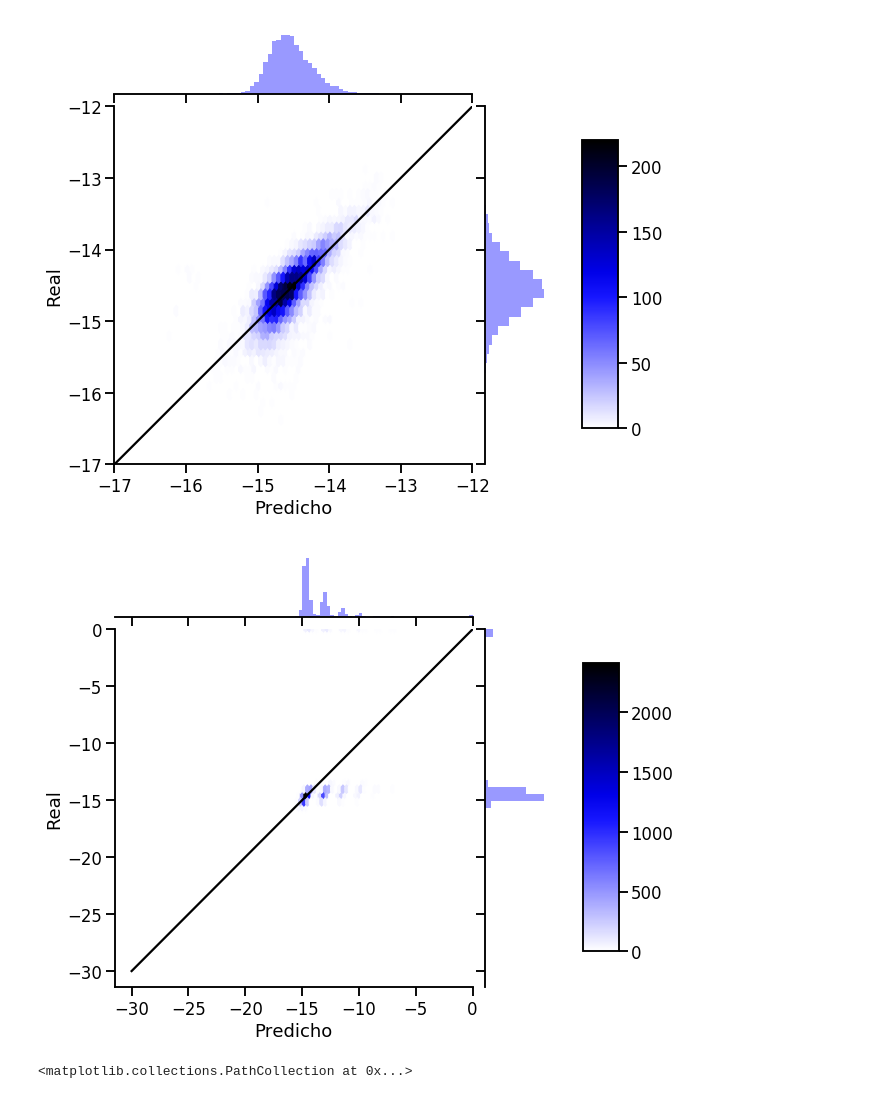
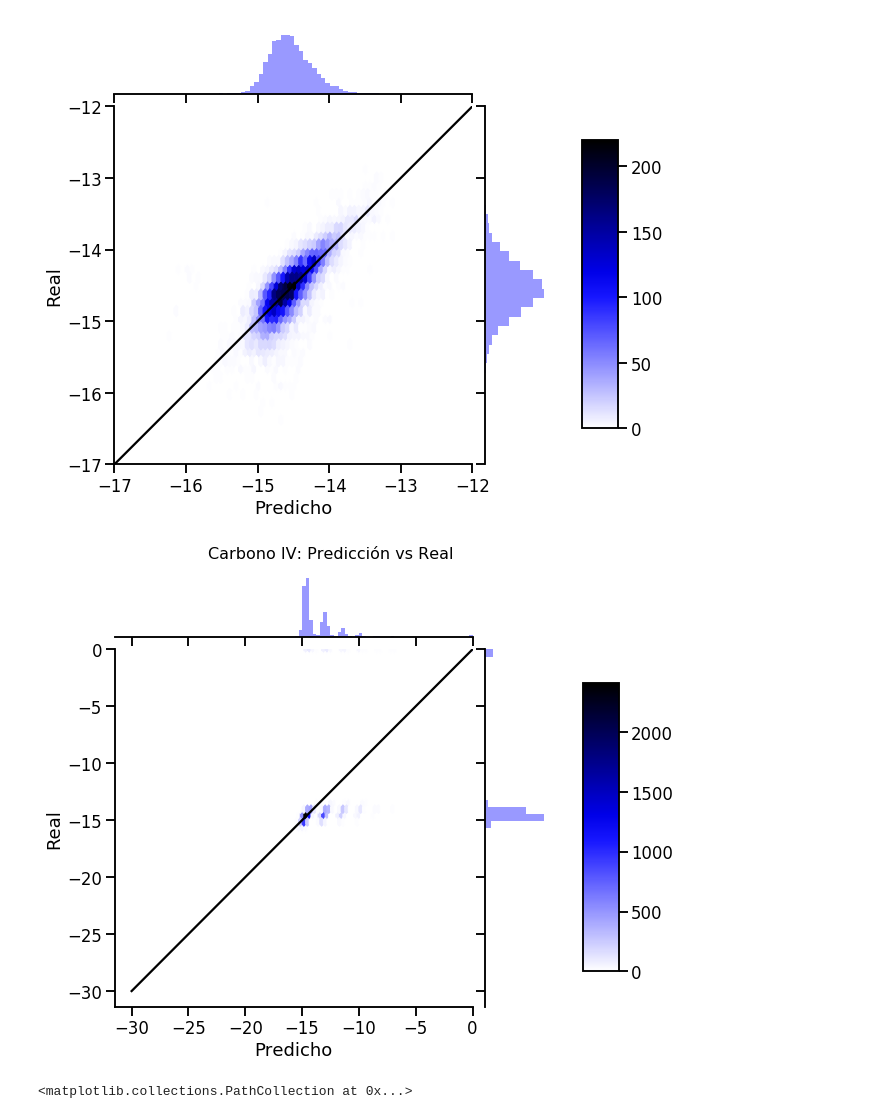
Before and after one commit to astrodatos/proyecto_aape, a Jupyter notebook: RegressionQuasar.ipynb, the cells around one changed output. Drawn from its saved outputs; the diff is of its cells as text; code cells hidden in the pictures.

```diff
--- a/RegressionQuasar.ipynb
+++ b/RegressionQuasar.ipynb
@@ -540,24 +541,26 @@ quasarIncompleta= quasarIncompleta[quasarIncompleta.LOGF_MGII != 0]
 # %%
 X = quasarIncompleta.drop('LOGF_CIV',axis=1)
 y = quasarIncompleta.LOGF_CIV
 X_train, X_test, Y_train, Y_test = train_test_split(X, quasarIncompleta.LOGF_CIV, test_size=0.33, random_state=rs)
 knn=KNeighborsRegressor(10)
 knn.fit(X_train,Y_train)
 y_pred=knn.predict(X_test)
 
 cb = sns.jointplot(x=y_pred,y=Y_test, kind="hex",color="b",height=10)
+sns.set_context("talk")
 plt.subplots_adjust(left=0.2, right=0.8, top=0.8, bottom=0.2)
 cbar_ax = cb.fig.add_axes([.85, .25, .05, .4])
 cb.set_axis_labels("Predicho", "Real")
 #cb.ax_marg_x.set_xlim(-17,-12)
 #cb.ax_marg_y.set_ylim(-17,-12)
 cb.title = "Carbono IV: Predicción vs Real"
+plt.suptitle('Carbono IV: Predicción vs Real', y=0.84, fontsize = 16)
 cb.ax_joint.plot([-30,0],[-30,0], 'k')
 plt.colorbar(cax=cbar_ax)
 
 plt.show()
 # %% [output]
-[figure, old version]
+[figure, new version]
 # %%
 plt.scatter(y_pred, Y_test)
 # %% [output]
```
Also changed, not shown: parts of 2 cells of this notebook.
